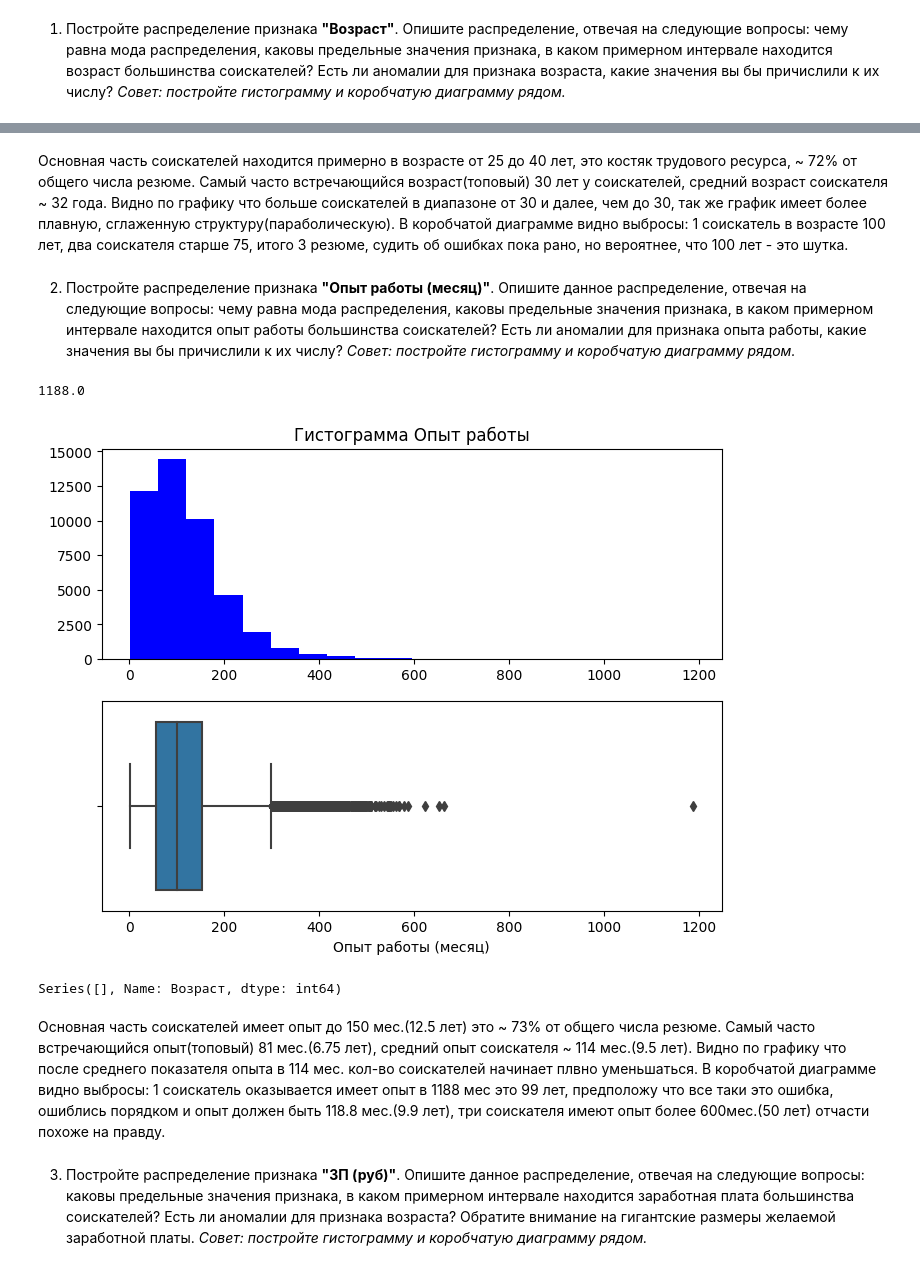
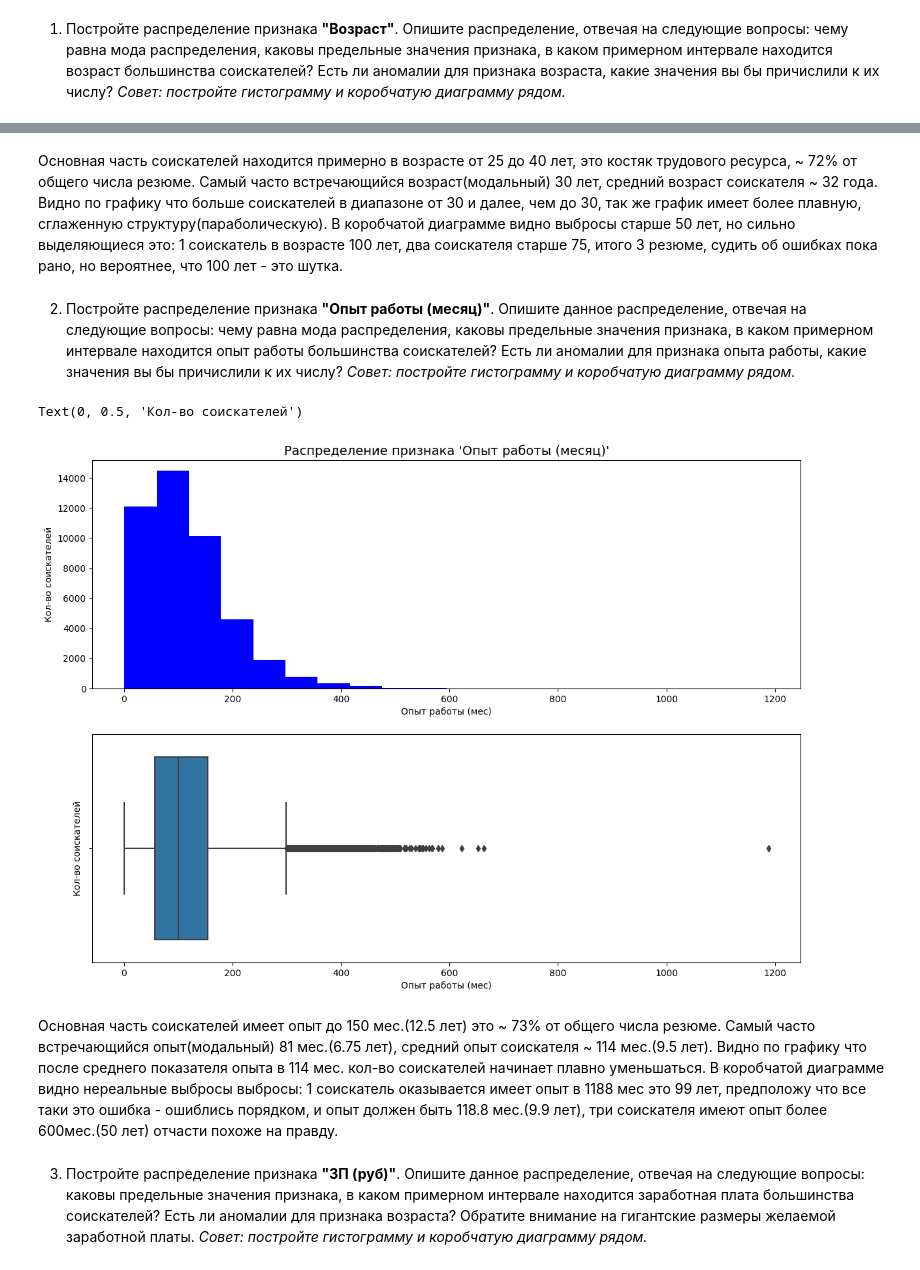
Before and after one commit to SergeyExp/data_science, a Jupyter notebook: PROJECT-1-Анализ резюме из HeadHunter/Project-1. Ноутбук-шаблон.ipynb, the cells around one changed output, grey strips where cells are left out. Saved outputs shown, nothing was run; the diff lists cells and outputs as text; code cells hidden in the pictures.

```diff
--- a/PROJECT-1-Анализ резюме из HeadHunter/Project-1. Ноутбук-шаблон.ipynb
+++ b/PROJECT-1-Анализ резюме из HeadHunter/Project-1. Ноутбук-шаблон.ipynb
@@ -401,6 +386,7 @@ import matplotlib.pyplot as plt
 import seaborn as sns
 import plotly.express as px
 
-data_HH = pd.read_csv('data_HH')
+# чтение ранее сохраненных преобразованных данных
+data_HH = pd.read_csv('data_HH.csv')
 data_HH = data_HH.drop('Unnamed: 0', axis=1)
 # %%
@@ -433,38 +420,38 @@ merged[merged["Возраст"] >= 75].count()
 # %% [markdown]
 
-Основная часть соискателей находится примерно в возрасте от 25 до 40 лет, это костяк трудового ресурса, ~ 72% от общего числа резюме. Самый часто встречающийся возраст(топовый) 30 лет у соискателей, средний возраст соискателя ~ 32 года. Видно по графику что больше соискателей в диапазоне от 30 и далее, чем до 30, так же график имеет более плавную, сглаженную структуру(параболическую). В коробчатой диаграмме видно выбросы: 1 соискатель в возрасте 100 лет, два соискателя  старше 75, итого 3 резюме, судить об ошибках пока рано, но вероятнее, что 100 лет - это шутка.
+Основная часть соискателей находится примерно в возрасте от 25 до 40 лет, это костяк трудового ресурса, ~ 72% от общего числа резюме. Самый часто встречающийся возраст(модальный) 30 лет, средний возраст соискателя ~ 32 года. Видно по графику что больше соискателей в диапазоне от 30 и далее, чем до 30, так же график имеет более плавную, сглаженную структуру(параболическую). В коробчатой диаграмме видно выбросы старше 50 лет, но сильно выделяющиеся это: 1 соискатель в возрасте 100 лет, два соискателя  старше 75, итого 3 резюме, судить об ошибках пока рано, но вероятнее, что 100 лет - это шутка.
 # %% [markdown]
 2. Постройте распределение признака **"Опыт работы (месяц)"**. Опишите данное распределение, отвечая на следующие вопросы: чему равна мода распределения, каковы предельные значения признака, в каком примерном интервале находится опыт работы большинства соискателей? Есть ли аномалии для признака опыта работы, какие значения вы бы причислили к их числу?
 *Совет: постройте гистограмму и коробчатую диаграмму рядом.*
 # %%
-# ваш код здесь
+# визуализация систем координат
 df = data_HH['Опыт работы (месяц)']
-# визуализация систем координат
-fig, axes = plt.subplots(nrows=2, ncols=1, figsize=(8, 6))
+fig, axes = plt.subplots(nrows=2, ncols=1, figsize=(14, 10))
 
 # гистограмма
 axes[0].hist(
     x=df, label="index", color="blue", bins=20
 )
-axes[0].set_title("Гистограмма Опыт работы")
-axes[0].xaxis.set_tick_params()
+axes[0].set_title("Распределение признака 'Опыт работы (месяц)'", fontsize=14)
+axes[0].set_xlabel('Опыт работы (мес)')
+axes[0].set_ylabel('Кол-во соискателей')
+
 
 # коробчатая
 dff = df.reset_index()
-sns.boxplot(data=dff, x="Опыт работы (месяц)")
+boxplot = sns.boxplot(data=dff, x="Опыт работы (месяц)")
+# boxplot.set_title("Распределение признака 'Опыт работы (месяц)'", fontsize=14)
+boxplot.set_xlabel('Опыт работы (мес)')
+boxplot.set_ylabel('Кол-во соискателей')
 
 # Чему равно модальное значение возраста соискателей?
-data_HH["Опыт работы (месяц)"].max()
+# data_HH["Опыт работы (месяц)"].max()
 # %% [output]
-1188.0
+Text(0, 0.5, 'Кол-во соискателей')
-[figure, old version]
+[figure, new version]
-# %%
-merged[merged["Опыт работы (месяц)"] == '1188']['Возраст']
-# %% [output]
-Series([], Name: Возраст, dtype: int64)
 # %% [markdown]
 
-Основная часть соискателей имеет опыт до 150 мес.(12.5 лет) это ~ 73% от общего числа резюме. Самый часто встречающийся опыт(топовый) 81 мес.(6.75 лет), средний опыт соискателя ~ 114 мес.(9.5 лет). Видно по графику что после среднего показателя опыта в 114 мес. кол-во соискателей начинает плвно уменьшаться. В коробчатой диаграмме видно выбросы: 1 соискатель оказывается имеет опыт в 1188 мес это 99 лет, предположу что все таки это ошибка, ошиблись порядком и опыт должен быть 118.8 мес.(9.9 лет), три соискателя имеют опыт более 600мес.(50 лет) отчасти похоже на правду.
+Основная часть соискателей имеет опыт до 150 мес.(12.5 лет) это ~ 73% от общего числа резюме. Самый часто встречающийся опыт(модальный) 81 мес.(6.75 лет), средний опыт соискателя ~ 114 мес.(9.5 лет). Видно по графику что после среднего показателя опыта в 114 мес. кол-во соискателей начинает плавно уменьшаться. В коробчатой диаграмме видно нереальные выбросы выбросы: 1 соискатель оказывается имеет опыт в 1188 мес это 99 лет, предположу что все таки это ошибка - ошиблись порядком, и опыт должен быть 118.8 мес.(9.9 лет), три соискателя имеют опыт более 600мес.(50 лет) отчасти похоже на правду.
 # %% [markdown]
 3. Постройте распределение признака **"ЗП (руб)"**. Опишите данное распределение, отвечая на следующие вопросы: каковы предельные значения признака, в каком примерном интервале находится заработная плата большинства соискателей? Есть ли аномалии для признака возраста? Обратите внимание на гигантские размеры желаемой заработной платы.
 *Совет: постройте гистограмму и коробчатую диаграмму рядом.*
```
Also changed, not shown: parts of 38 cells of this notebook.
